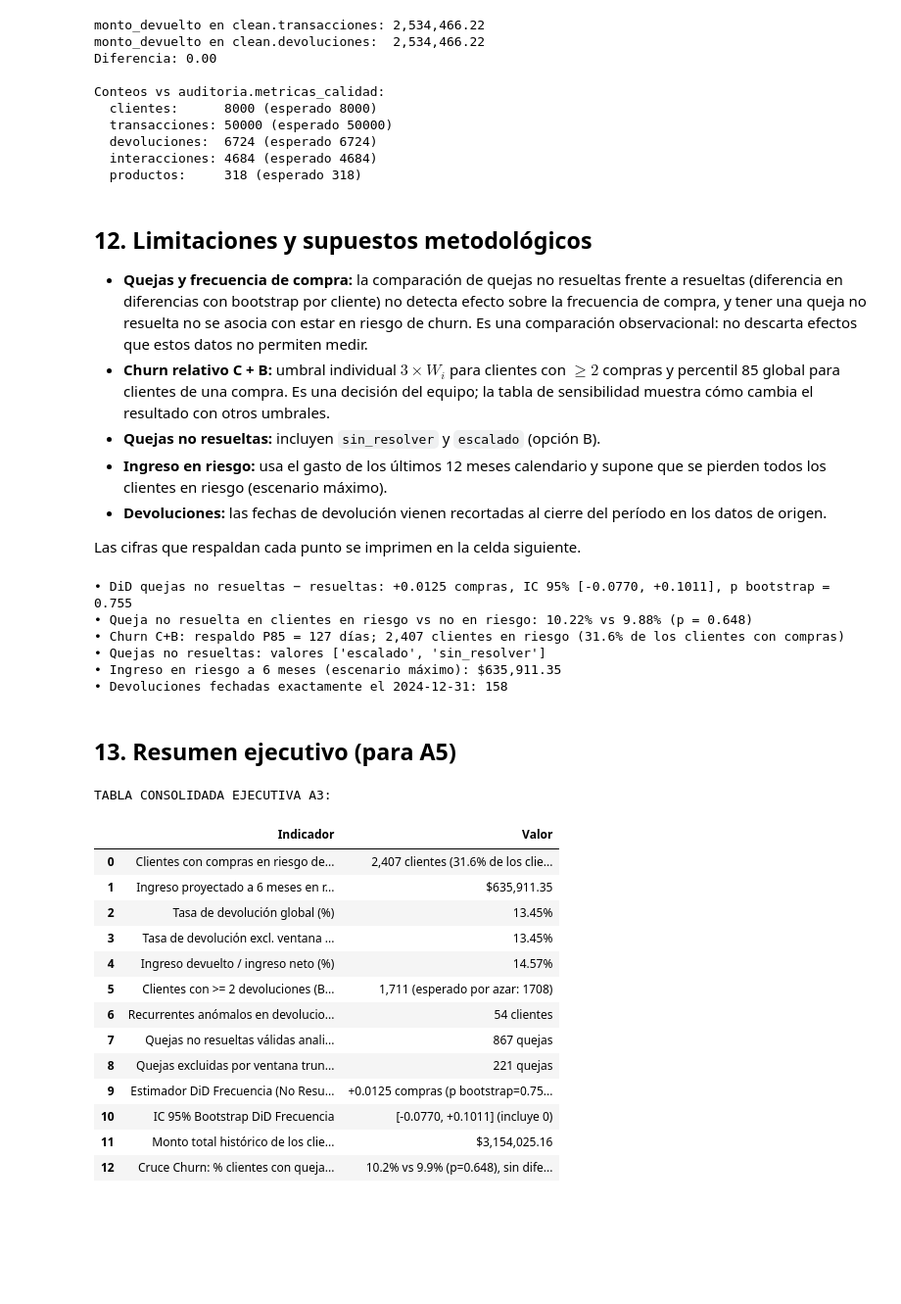
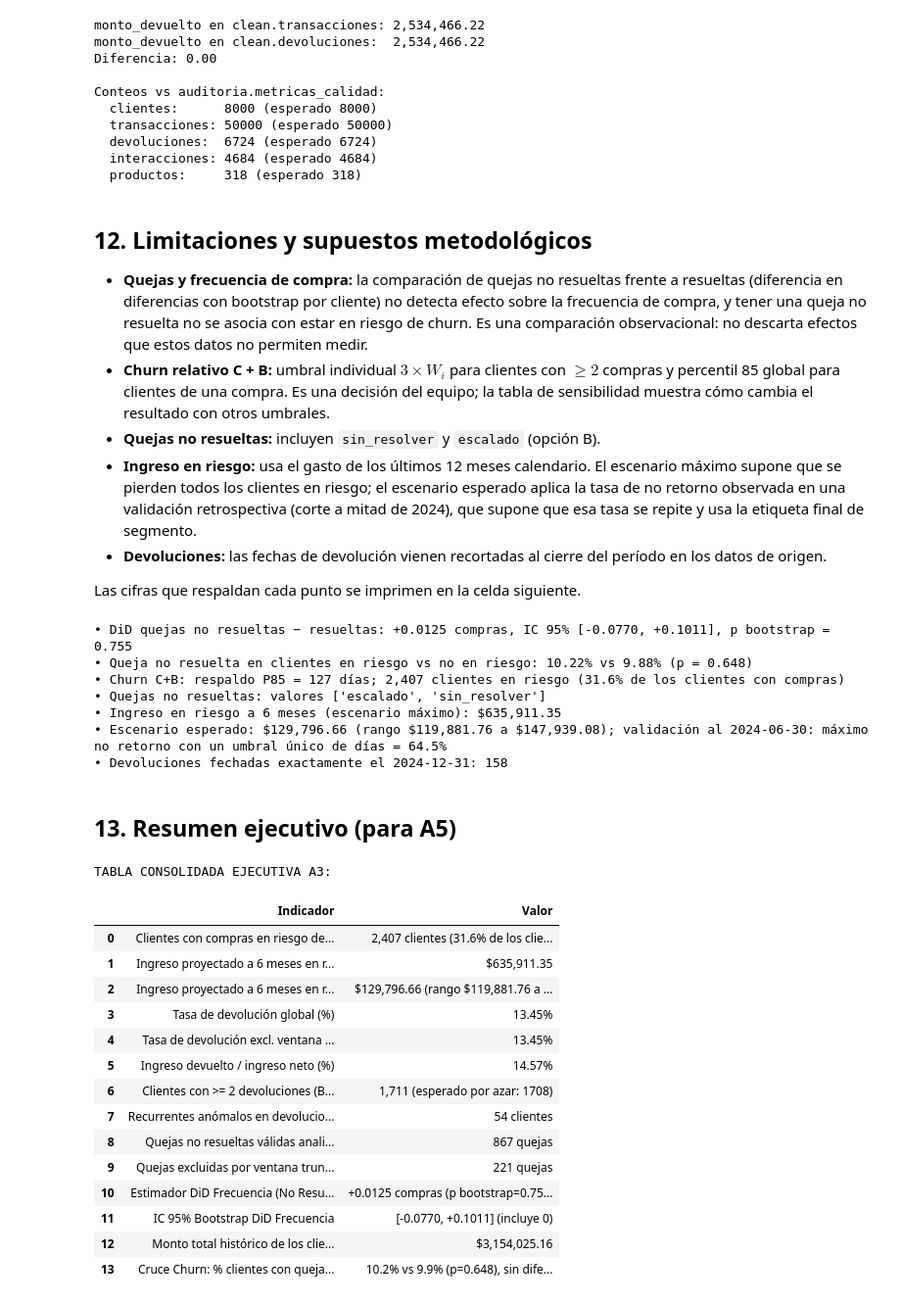
Before and after one commit to DanielAzuaje7/retailventure-intelligence, a Jupyter notebook: notebooks/A3_Retenciones_Churn_CRM.ipynb, the cells around one changed output. Shown at 98% size. Cells and saved outputs as stored; diff of their text form; code cells hidden in the pictures; blank space fills up the shorter version.

```diff
--- a/notebooks/A3_Retenciones_Churn_CRM.ipynb
+++ b/notebooks/A3_Retenciones_Churn_CRM.ipynb
@@ -1023,7 +1159,7 @@ Conteos vs auditoria.metricas_calidad:
 - **Quejas y frecuencia de compra:** la comparación de quejas no resueltas frente a resueltas (diferencia en diferencias con bootstrap por cliente) no detecta efecto sobre la frecuencia de compra, y tener una queja no resuelta no se asocia con estar en riesgo de churn. Es una comparación observacional: no descarta efectos que estos datos no permiten medir.
 - **Churn relativo C + B:** umbral individual $3 \times W_i$ para clientes con $\ge 2$ compras y percentil 85 global para clientes de una compra. Es una decisión del equipo; la tabla de sensibilidad muestra cómo cambia el resultado con otros umbrales.
 - **Quejas no resueltas:** incluyen `sin_resolver` y `escalado` (opción B).
-- **Ingreso en riesgo:** usa el gasto de los últimos 12 meses calendario y supone que se pierden todos los clientes en riesgo (escenario máximo).
+- **Ingreso en riesgo:** usa el gasto de los últimos 12 meses calendario. El escenario máximo supone que se pierden todos los clientes en riesgo; el escenario esperado aplica la tasa de no retorno observada en una validación retrospectiva (corte a mitad de 2024), que supone que esa tasa se repite y usa la etiqueta final de segmento.
 - **Devoluciones:** las fechas de devolución vienen recortadas al cierre del período en los datos de origen.
 
 Las cifras que respaldan cada punto se imprimen en la celda siguiente.
@@ -1034,6 +1170,8 @@ print(f"• Queja no resuelta en clientes en riesgo vs no en riesgo: {pct_riesgo
 print(f"• Churn C+B: respaldo P85 = {P85_GLOBAL:.0f} días; {n_riesgo:,} clientes en riesgo ({100 * n_riesgo / len(con_compras):.1f}% de los clientes con compras)")
 print(f"• Quejas no resueltas: valores {sorted(NO_RESUELTAS)}")
 print(f"• Ingreso en riesgo a {MESES_PROYECCION} meses (escenario máximo): ${ingreso_riesgo_6m:,.2f}")
+print(f"• Escenario esperado: ${escenario_esperado_6m:,.2f} (rango ${escenario_esperado_ic[0]:,.2f} a ${escenario_esperado_ic[1]:,.2f}); "
+      f"validación al {CORTE_VALIDACION.date()}: máximo no retorno con un umbral único de días = {max_nr:.1%}")
 print(f"• Devoluciones fechadas exactamente el {FECHA_CORTE.date()}: {n_al_cierre}")
 # %% [output]
 • DiD quejas no resueltas − resueltas: +0.0125 compras, IC 95% [-0.0770, +0.1011], p bootstrap = 0.755
@@ -1041,6 +1179,7 @@ print(f"• Devoluciones fechadas exactamente el {FECHA_CORTE.date()}: {n_al_cie
 • Churn C+B: respaldo P85 = 127 días; 2,407 clientes en riesgo (31.6% de los clientes con compras)
 • Quejas no resueltas: valores ['escalado', 'sin_resolver']
 • Ingreso en riesgo a 6 meses (escenario máximo): $635,911.35
+• Escenario esperado: $129,796.66 (rango $119,881.76 a $147,939.08); validación al 2024-06-30: máximo no retorno con un umbral único de días = 64.5%
 • Devoluciones fechadas exactamente el 2024-12-31: 158
 # %% [markdown]
 ## 13. Resumen ejecutivo (para A5)
@@ -1050,6 +1189,7 @@ resumen_a3 = pd.DataFrame({
     'Indicador': [
         'Clientes con compras en riesgo de churn (C+B)',
         f'Ingreso proyectado a {MESES_PROYECCION} meses en riesgo, escenario máximo ($)',
+        f'Ingreso proyectado a {MESES_PROYECCION} meses en riesgo, escenario esperado ($)',
         'Tasa de devolución global (%)',
         'Tasa de devolución excl. ventana incompleta (%)',
         'Ingreso devuelto / ingreso neto (%)',
@@ -1060,41 +1200,44 @@ resumen_a3 = pd.DataFrame({
         'Estimador DiD Frecuencia (No Resueltas vs Resueltas)',
         'IC 95% Bootstrap DiD Frecuencia',
         'Monto total histórico de los clientes en riesgo ($)',
         'Cruce Churn: % clientes con queja en riesgo vs sanos'
     ],
     'Valor': [
         f"{n_riesgo:,} clientes ({100 * n_riesgo / len(con_compras):.1f}% de los clientes con compras)",
         f"${ingreso_riesgo_6m:,.2f}",
+        f"${escenario_esperado_6m:,.2f} (rango ${escenario_esperado_ic[0]:,.2f} a ${escenario_esperado_ic[1]:,.2f}; "
+        f"no retorno observado tras el corte del {CORTE_VALIDACION.date()})",
         f"{100 * n_dev / n_tx:.2f}%",
         f"{100 * elegibles['es_devolucion'].mean():.2f}%",
         f"{100 * devoluciones['monto_devuelto'].sum() / transacciones['monto_neto'].sum():.2f}%",
         f"{n_observados_recurrentes:,} (esperado por azar: {n_esperados_recurrentes:.0f})",
         f"{n_anomalos_reales:,} clientes",
         f"{len(quejas_nr):,} quejas",
         f"{n_truncadas} quejas",
         f"{did_est:+.4f} compras (p bootstrap={p_did_boot:.3f})" + (", no se detecta efecto" if ic_did[0] <= 0 <= ic_did[1] else ""),
         f"[{ic_did[0]:+.4f}, {ic_did[1]:+.4f}]" + (" (incluye 0)" if ic_did[0] <= 0 <= ic_did[1] else " (no incluye 0)"),
         f"${con_compras[con_compras['en_riesgo']]['monto_total'].sum():,.2f}",
         f"{pct_riesgo_con_q:.1f}% vs {pct_no_riesgo_con_q:.1f}% (p={p_cq:.3f})" + (", sin diferencia" if p_cq >= 0.05 else ", diferencia significativa")
     ]
 })
 
 print("TABLA CONSOLIDADA EJECUTIVA A3:")
 with pd.option_context('display.max_colwidth', None):
     display(resumen_a3)
 # %% [output]
 TABLA CONSOLIDADA EJECUTIVA A3:
 |  | Indicador | Valor |
 | 0 | Clientes con compras en riesgo de... | 2,407 clientes (31.6% de los clie... |
 | 1 | Ingreso proyectado a 6 meses en r... | $635,911.35 |
-| 2 | Tasa de devolución global (%) | 13.45% |
-| 3 | Tasa de devolución excl. ventana ... | 13.45% |
-| 4 | Ingreso devuelto / ingreso neto (%) | 14.57% |
-| 5 | Clientes con >= 2 devoluciones (B... | 1,711 (esperado por azar: 1708) |
-| 6 | Recurrentes anómalos en devolucio... | 54 clientes |
-| 7 | Quejas no resueltas válidas anali... | 867 quejas |
-| 8 | Quejas excluidas por ventana trun... | 221 quejas |
-| 9 | Estimador DiD Frecuencia (No Resu... | +0.0125 compras (p bootstrap=0.75... |
-| 10 | IC 95% Bootstrap DiD Frecuencia | [-0.0770, +0.1011] (incluye 0) |
-| 11 | Monto total histórico de los clie... | $3,154,025.16 |
-| 12 | Cruce Churn: % clientes con queja... | 10.2% vs 9.9% (p=0.648), sin dife... |
+| 2 | Ingreso proyectado a 6 meses en r... | $129,796.66 (rango $119,881.76 a ... |
+| 3 | Tasa de devolución global (%) | 13.45% |
+| 4 | Tasa de devolución excl. ventana ... | 13.45% |
+| 5 | Ingreso devuelto / ingreso neto (%) | 14.57% |
+| 6 | Clientes con >= 2 devoluciones (B... | 1,711 (esperado por azar: 1708) |
+| 7 | Recurrentes anómalos en devolucio... | 54 clientes |
+| 8 | Quejas no resueltas válidas anali... | 867 quejas |
+| 9 | Quejas excluidas por ventana trun... | 221 quejas |
+| 10 | Estimador DiD Frecuencia (No Resu... | +0.0125 compras (p bootstrap=0.75... |
+| 11 | IC 95% Bootstrap DiD Frecuencia | [-0.0770, +0.1011] (incluye 0) |
+| 12 | Monto total histórico de los clie... | $3,154,025.16 |
+| 13 | Cruce Churn: % clientes con queja... | 10.2% vs 9.9% (p=0.648), sin dife... |
```
Also changed, not shown: parts of 2 cells of this notebook, 2 other files.
